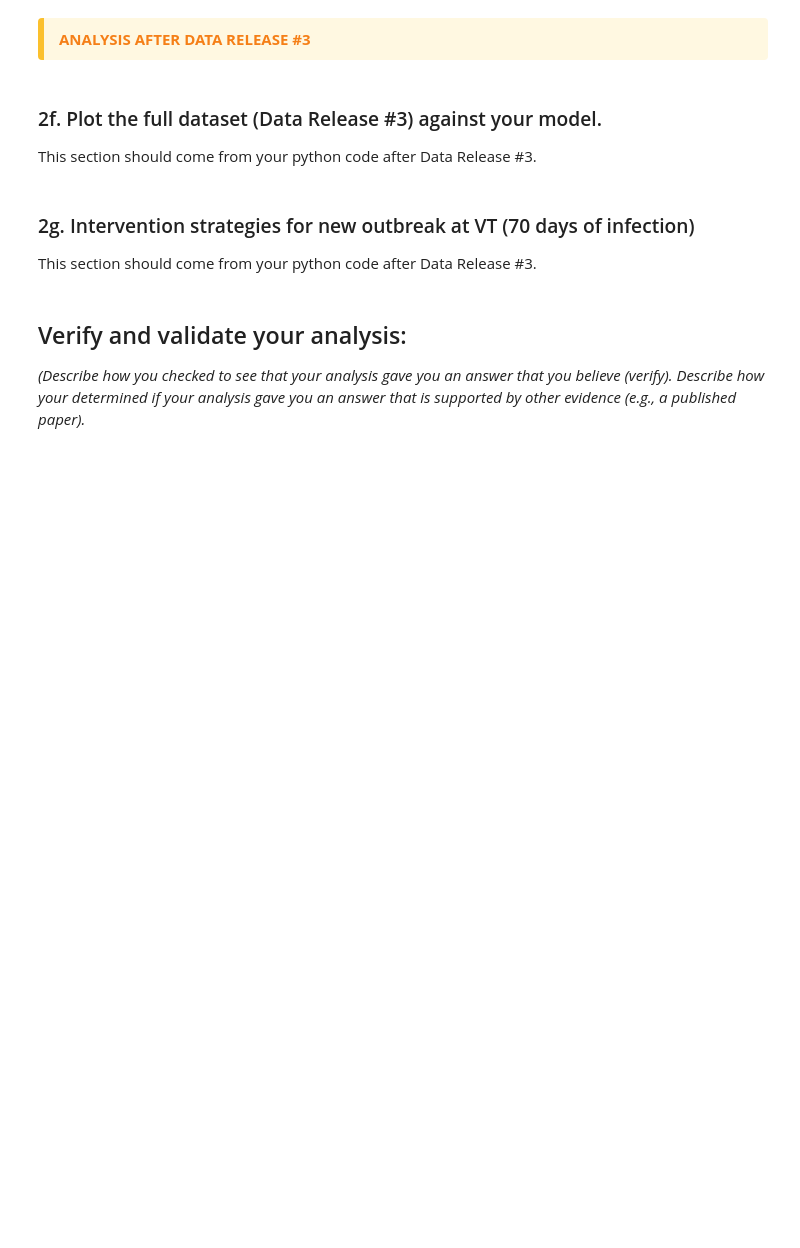
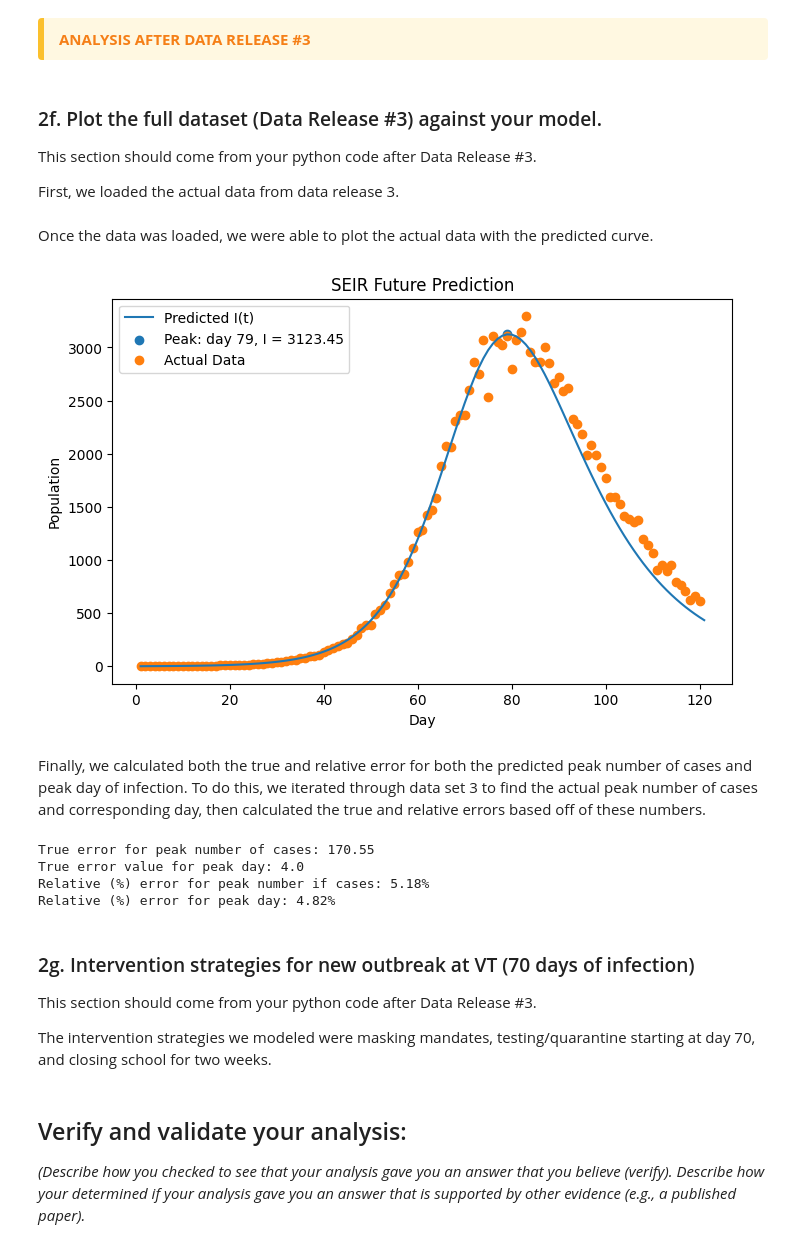
Before and after one commit to Dani-F-06/Module-2-Epidemics-SIR-Modeling, a Jupyter notebook: Notebook examples/Template_student_final_notebook.ipynb, the cells around one changed output. Saved outputs shown, nothing was run; the diff lists cells and outputs as text; code cells hidden in the pictures; blank space fills up the shorter version.

Commit message:
updating notebook with code post data release 3

```diff
--- a/Notebook examples/Template_student_final_notebook.ipynb
+++ b/Notebook examples/Template_student_final_notebook.ipynb
@@ -345,9 +345,63 @@ Actual Peak (based on Data Release 3): 3294 cases, on Day 83
 # %% [markdown]
 ### 2f. Plot the full dataset (Data Release #3) against your model.
 This section should come from your python code after Data Release #3.
+
+First, we loaded the actual data from data release 3.
+# %%
+# Loading data from data release 3
+data_3 = pd.read_csv(r'/Users/saraelster/Desktop/UVA/Computational BME/Module 2/Module-2-Epidemics-SIR-Modeling/Data/mystery_virus_daily_active_counts_RELEASE#3.csv', parse_dates=['date'], header=0, index_col=None)
+
+x_data_actual = data_3['day'].values.astype(float)
+y_data_actual = data_3['active reported daily cases'].values.astype(float)
+# %% [markdown]
+Once the data was loaded, we were able to plot the actual data with the predicted curve.
+# %%
+# Plotting full dataset against SEIR model
+plt.figure(figsize=(8, 5))
+plt.plot(future_timepoints, I_future, label='Predicted I(t)')
+plt.scatter(peak_day, peak_value, label=f'Peak: day {peak_day}, I = {peak_value:.2f}')
+plt.scatter(x_data_actual, y_data_actual, label = "Actual Data")
+plt.xlabel('Day')
+plt.ylabel('Population')
+plt.title('SEIR Future Prediction')
+plt.legend()
+plt.show()
+# %% [output]
+[figure, added]
+# %% [markdown]
+Finally, we calculated both the true and relative error for both the predicted peak number of cases and peak day of infection. To do this, we iterated through data set 3 to find the actual peak number of cases and corresponding day, then calculated the true and relative errors based off of these numbers.
+# %%
+# Estimating error
+
+# Finding actual peak value and day from data release 3
+actual_peak_value = 0
+actual_peak_day = 0
+for num in range(len(y_data_actual)):
+    if y_data_actual[num] > actual_peak_value:
+        actual_peak_value = y_data_actual[num]
+        actual_peak_day = x_data_actual[num]
+
+# Calculating true error for value and day
+true_error_value = actual_peak_value - peak_value
+true_error_day = actual_peak_day - peak_day
+print("True error for peak number of cases:", round(true_error_value, 2))
+print("True error value for peak day:", true_error_day)
+
+# Calculating percent error
+rel_error_value = (true_error_value/actual_peak_value)*100
+rel_error_day = (true_error_day/actual_peak_day)*100
+print("Relative (%) error for peak number if cases: " + str(round(rel_error_value, 2)) + "%")
+print("Relative (%) error for peak day: " + str(round(rel_error_day, 2)) + "%")
+# %% [output]
+True error for peak number of cases: 170.55
+True error value for peak day: 4.0
+Relative (%) error for peak number if cases: 5.18%
+Relative (%) error for peak day: 4.82%
 # %% [markdown]
 ### 2g. Intervention strategies for new outbreak at VT (70 days of infection)
 This section should come from your python code after Data Release #3.
+
+The intervention strategies we modeled were masking mandates, testing/quarantine starting at day 70, and closing school for two weeks.
 # %% [markdown]
 ## Verify and validate your analysis:
 
```
Also changed, not shown: parts of 2 cells of this notebook.
